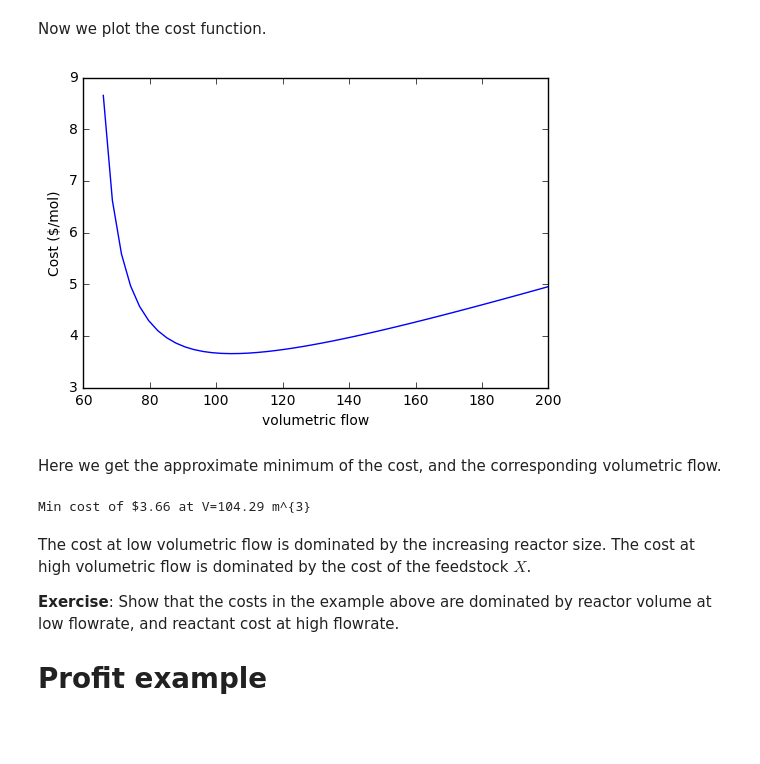
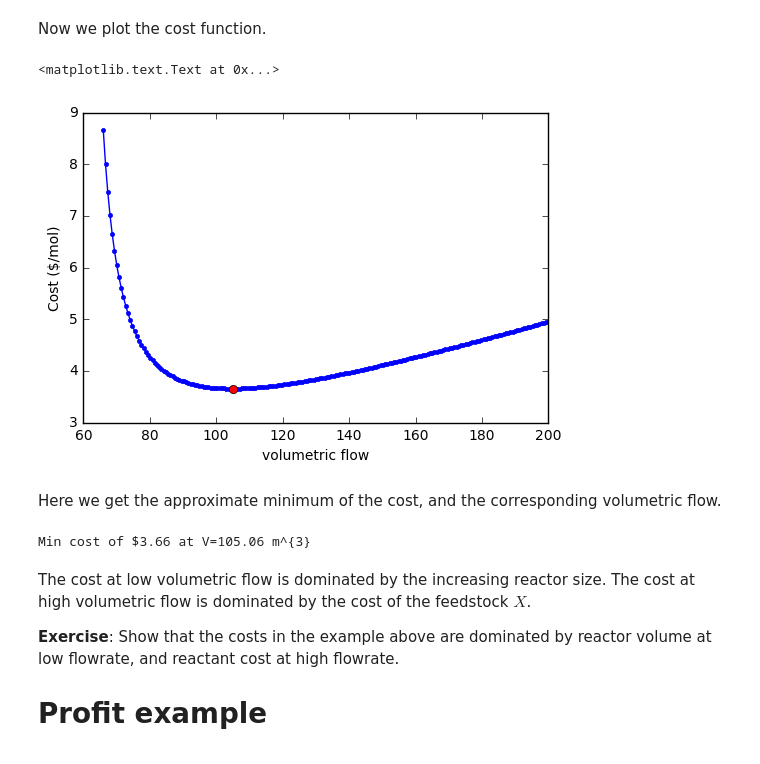
Before and after one commit to jkitchin/s17-06364, a Jupyter notebook: lectures/lecture-07.ipynb, the cells around one changed output. Saved outputs shown, nothing was run; the diff lists cells and outputs as text; code cells hidden in the pictures.

```diff
--- a/lectures/lecture-07.ipynb
+++ b/lectures/lecture-07.ipynb
@@ -69,7 +101,7 @@ Then, we define a range of volumetric flows to calculate the cost for, and a fun
 from scipy.optimize import fsolve
 import numpy as np
 
-v0 = np.linspace(66, 200)
+v0 = np.linspace(66, 200, 200)
 
 def cost_func(vol_flow):
     V, = fsolve(objective, 10000, args=(vol_flow,))
@@ -83,18 +115,21 @@ Now we plot the cost function.
 # %%
 %matplotlib inline
 import matplotlib.pyplot as plt
-plt.plot(v0, cost)
+plt.plot(v0, cost, 'b.-')
+imin = np.argmin(cost)
+plt.plot(v0[imin],cost[imin], 'ro')
 plt.xlabel('volumetric flow')
 plt.ylabel('Cost ($/mol)')
 # %% [output]
+<matplotlib.text.Text at 0x...>
-[figure, old version]
+[figure, new version]
 # %% [markdown]
 Here we get the approximate minimum of the cost, and the corresponding volumetric flow.
 # %%
 imin = np.argmin(cost)
 print('Min cost of ${:1.2f} at V={:1.2f} m^{{3}}'.format(cost[imin], v0[imin]))
 # %% [output]
-Min cost of $3.66 at V=104.29 m^{3}
+Min cost of $3.66 at V=105.06 m^{3}
 # %% [markdown]
 The cost at low volumetric flow is dominated by the increasing reactor size. The cost at high volumetric flow is dominated by the cost of the feedstock $X$.
 
```
Also changed, not shown: parts of 3 cells of this notebook, 2 other files.
